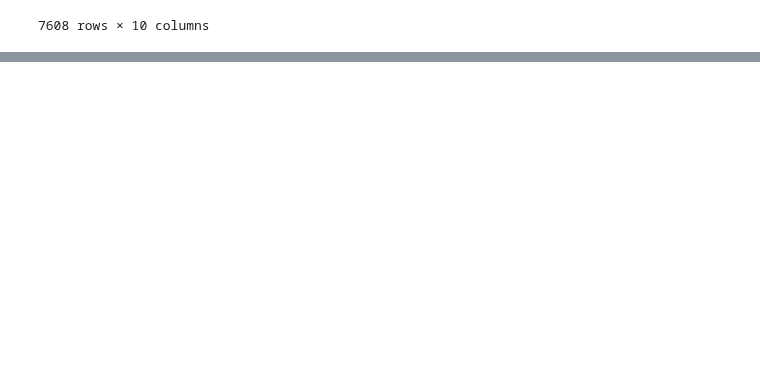
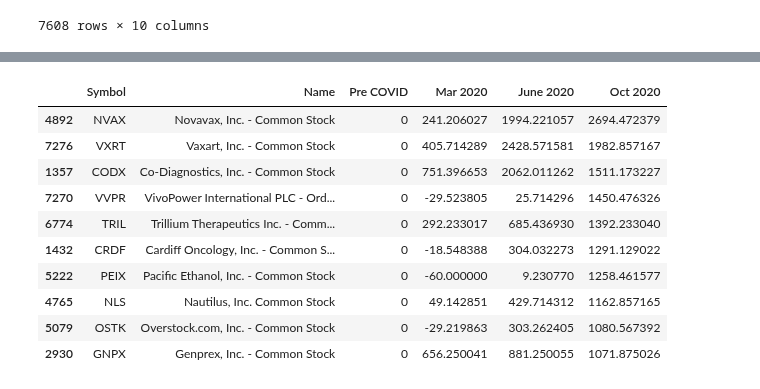
Before and after one commit to ushaakumaar/COVID19_Impacts_On_Business_And_Workforce_Trends, a Jupyter notebook: business-profit-loss.ipynb, the cells around one changed output, grey strips where cells are left out. Cells and saved outputs as stored; diff of their text form; code cells hidden in the pictures; blank space fills up the shorter version.

Commit message:
Created a new Dataframe to hold only columns needed for plotting Top 10 businesses and renamed the columns

```diff
--- a/business-profit-loss.ipynb
+++ b/business-profit-loss.ipynb
@@ -175,10 +175,10 @@ renamed_df_sorted
 7608 rows × 10 columns
 # %%
 # Find the Top 10 businesses that has most profit
-top_10_business_df = renamed_df_sorted.head(10).style.format({"Mar 2020 % Change": "{:.0f}%",
-                                                              "June 2020 % Change": "{:.0f}%",
-                                                              "Oct 2020 % Change": "{:.0f}%"})
-top_10_business_df
+top_10_business_df = renamed_df_sorted.head(10)
+top_10_business_df.style.format({"Mar 2020 % Change": "{:.0f}%",
+                                 "June 2020 % Change": "{:.0f}%",
+                                 "Oct 2020 % Change": "{:.0f}%"})
 # %% [output]
 |  | Symbol | Name | Pre_COVID | Mar_2020 | Jun_2020 | Oct_2020 | Pre COVID % Change | Mar 2020 % Change | ... |
 | 4892 | NVAX | Novavax, Inc. - Common Stock | 3.980000 | 13.580000 | 83.349998 | 111.220001 | 0 | 241% | ... |
@@ -215,10 +215,10 @@ renamed_df_sorted
 7608 rows × 10 columns
 # %%
 # Find the Top 10 businesses that has least profit
-top_10_business_df = renamed_df_sorted.head(10).style.format({"Mar 2020 % Change": "{:.0f}%",
-                                                              "June 2020 % Change": "{:.0f}%",
-                                                              "Oct 2020 % Change": "{:.0f}%"})
-top_10_business_df
+bottom_10_business_df = renamed_df_sorted.head(10)
+bottom_10_business_df.style.format({"Mar 2020 % Change": "{:.0f}%",
+                                    "June 2020 % Change": "{:.0f}%",
+                                    "Oct 2020 % Change": "{:.0f}%"})
 # %% [output]
 |  | Symbol | Name | Pre_COVID | Mar_2020 | Jun_2020 | Oct_2020 | Pre COVID % Change | Mar 2020 % Change | ... |
 | 3044 | GUSH | Direxion Daily S&P Oil & Gas Exp.... | 1462.000000 | 15.660000 | 34.299999 | 24.170000 | 0 | -99% | ... |
@@ -233,0 +240,30 @@ top_10_business_df
+# %%
+# Create a dataframe to hold only columns needed for plotting
+top_10_df = top_10_business_df[["Symbol",
+                                "Name",
+                                "Pre COVID % Change",
+                                "Mar 2020 % Change",
+                                "June 2020 % Change",
+                                "Oct 2020 % Change"]]
+
+# Rename columns
+top_10_df = top_10_df.rename(columns={
+    "Pre COVID % Change" : "Pre COVID",
+    "Mar 2020 % Change" : "Mar 2020",
+    "June 2020 % Change" : "June 2020",
+    "Oct 2020 % Change" : "Oct 2020"
+})
+
+top_10_df
+# %% [output]
+|  | Symbol | Name | Pre COVID | Mar 2020 | June 2020 | Oct 2020 |
+| 4892 | NVAX | Novavax, Inc. - Common Stock | 0 | 241.206027 | 1994.221057 | 2694.472379 |
+| 7276 | VXRT | Vaxart, Inc. - Common Stock | 0 | 405.714289 | 2428.571581 | 1982.857167 |
+| 1357 | CODX | Co-Diagnostics, Inc. - Common Stock | 0 | 751.396653 | 2062.011262 | 1511.173227 |
+| 7270 | VVPR | VivoPower International PLC - Ord... | 0 | -29.523805 | 25.714296 | 1450.476326 |
+| 6774 | TRIL | Trillium Therapeutics Inc. - Comm... | 0 | 292.233017 | 685.436930 | 1392.233040 |
+| 1432 | CRDF | Cardiff Oncology, Inc. - Common S... | 0 | -18.548388 | 304.032273 | 1291.129022 |
+| 5222 | PEIX | Pacific Ethanol, Inc. - Common Stock | 0 | -60.000000 | 9.230770 | 1258.461577 |
+| 4765 | NLS | Nautilus, Inc. Common Stock | 0 | 49.142851 | 429.714312 | 1162.857165 |
+| 5079 | OSTK | Overstock.com, Inc. - Common Stock | 0 | -29.219863 | 303.262405 | 1080.567392 |
+| 2930 | GNPX | Genprex, Inc. - Common Stock | 0 | 656.250041 | 881.250055 | 1071.875026 |
```
Also changed, not shown: parts of 1 cell of this notebook.
